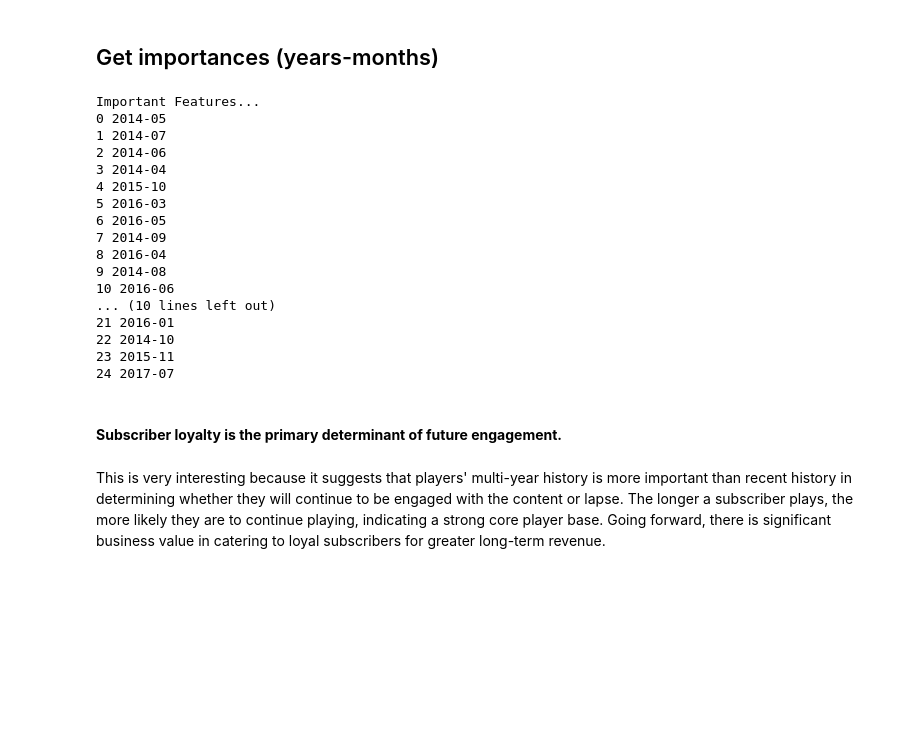
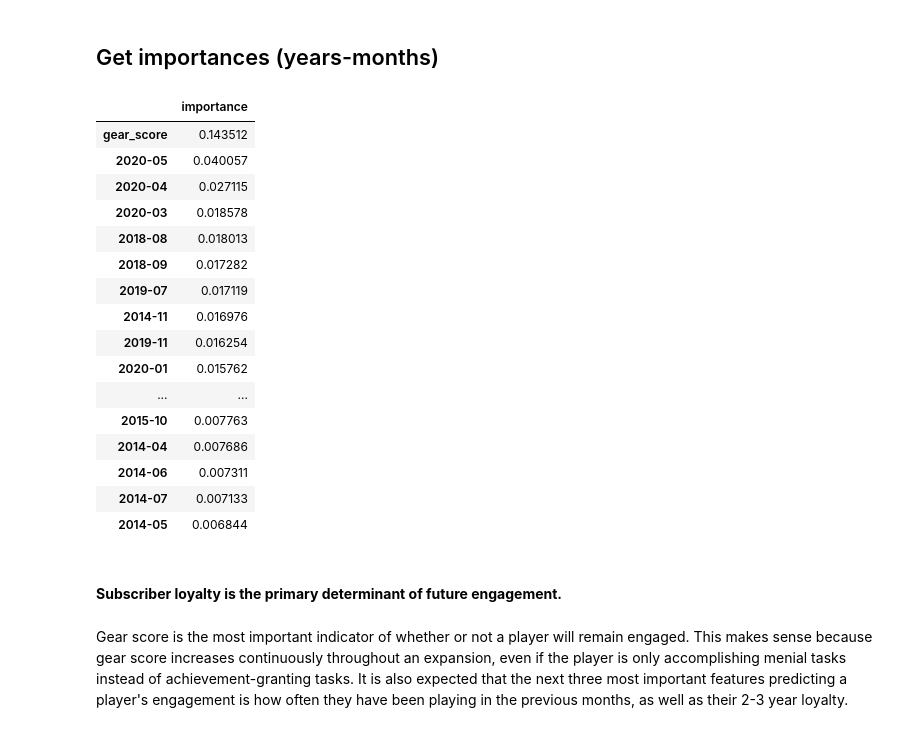
Before and after one commit to haleyspeed/insight_data_science, a Jupyter notebook: notebooks/04_random_forest_time.ipynb, the cells around one changed output. Drawn from its saved outputs; the diff is of its cells as text; code cells hidden in the pictures; blank space fills up the shorter version.

```diff
--- a/notebooks/04_random_forest_time.ipynb
+++ b/notebooks/04_random_forest_time.ipynb
@@ -143,32 +143,30 @@ with open(pickle_name, 'wb') as file:
 plt.show()
 # %% [markdown]
 ## Get importances (years-months)
-# %%
-print("Important Features...")
-importances = selected.feature_importances_
-indices = np.argsort(importances)
-important_features = X_train.columns.values[indices]
-for i, v in enumerate(important_features[:25]):
-    print(i,v)
-# %% [output]
-Important Features...
-0 2014-05
-1 2014-07
-2 2014-06
-3 2014-04
-4 2015-10
-5 2016-03
-6 2016-05
-7 2014-09
-8 2016-04
-9 2014-08
-10 2016-06
-... (10 lines left out)
-21 2016-01
-22 2014-10
-23 2015-11
-24 2017-07
+# %%
+importances = selected.feature_importances_
+dfp = pd.DataFrame(importances, index = X_train.columns,
+        columns = ['importance']).sort_values('importance', ascending = False)
+display(HTML(dfp.to_html()))
+# %% [output]
+|  | importance |
+| gear_score | 0.143512 |
+| 2020-05 | 0.040057 |
+| 2020-04 | 0.027115 |
+| 2020-03 | 0.018578 |
+| 2018-08 | 0.018013 |
+| 2018-09 | 0.017282 |
+| 2019-07 | 0.017119 |
+| 2014-11 | 0.016976 |
+| 2019-11 | 0.016254 |
+| 2020-01 | 0.015762 |
+| ... | ... |
+| 2015-10 | 0.007763 |
+| 2014-04 | 0.007686 |
+| 2014-06 | 0.007311 |
+| 2014-07 | 0.007133 |
+| 2014-05 | 0.006844 |
 # %% [markdown]
 #### **Subscriber loyalty is the primary determinant of future engagement.**
-# %% [markdown]
-This is very interesting because it suggests that players' multi-year history is more important than recent history in determining whether they will continue to be engaged with the content or lapse. The longer a subscriber plays, the more likely they are to continue playing, indicating a strong core player base. Going forward, there is significant business value in catering to loyal subscribers for greater long-term revenue.
+# %% [markdown]
+Gear score is the most important indicator of whether or not a player will remain engaged. This makes sense because gear score increases continuously throughout an expansion, even if the player is only accomplishing menial tasks instead of achievement-granting tasks. It is also expected that the next three most important features predicting a player's engagement is how often they have been playing in the previous months, as well as their 2-3 year loyalty.
```
Also changed, not shown: 23 other files.
